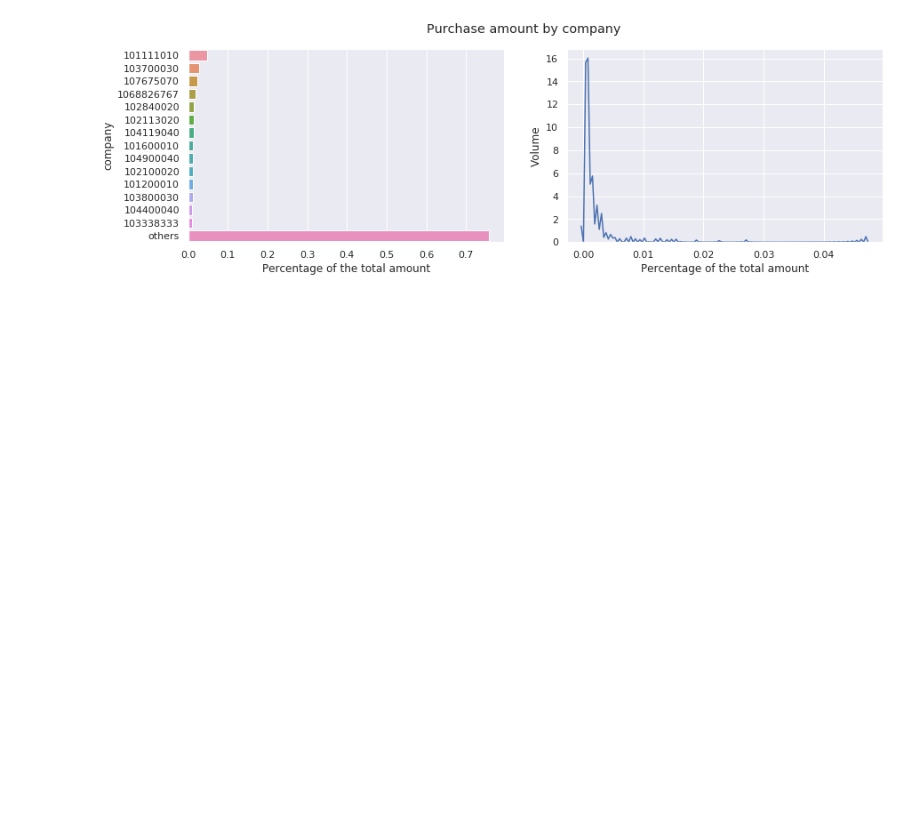
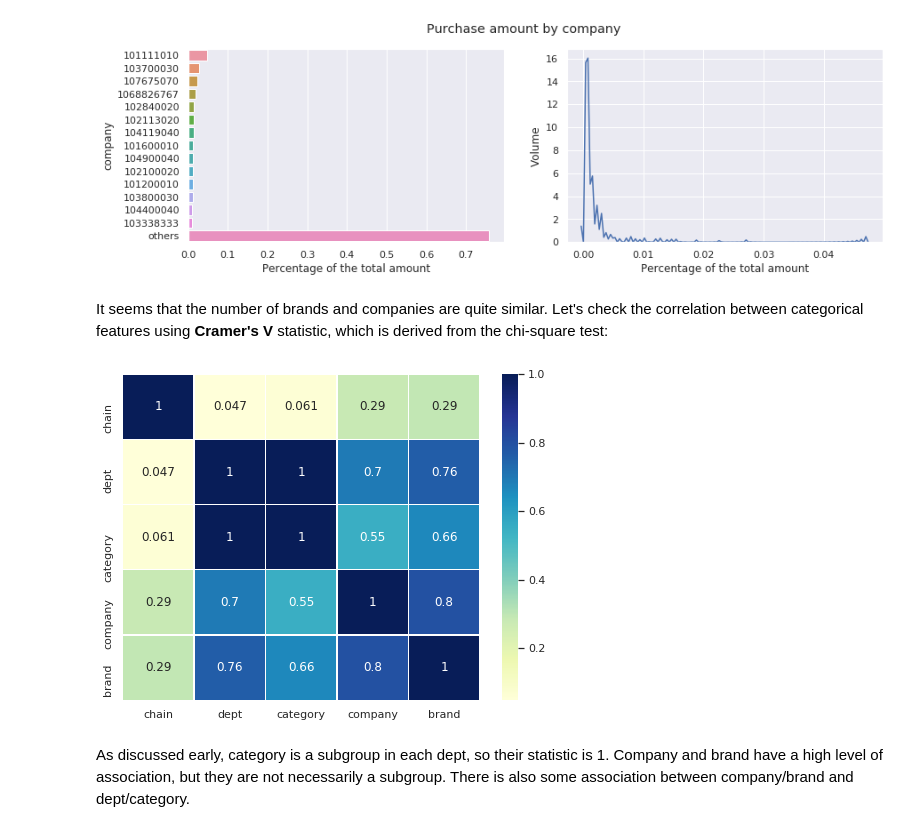
Before and after one commit to js-aguiar/customer_revenue_prediction, a Jupyter notebook: 01_exploratory_analysis.ipynb, the cells around one changed output. Drawn from its saved outputs; the diff is of its cells as text; code cells hidden in the pictures; blank space fills up the shorter version.

```diff
--- a/01_exploratory_analysis.ipynb
+++ b/01_exploratory_analysis.ipynb
@@ -365,3 +377,36 @@ categorical_analysis("company", 0.01)
 # %% [output]
 Number of unique values: 19057
 [figure]
+# %% [markdown]
+It seems that the number of brands and companies are quite similar. Let's check the correlation between categorical features using **Cramer's V** statistic, which is derived from the chi-square test:
+# %%
+def cramers_v(x, y):
+    confusion_matrix = pd.crosstab(x,y)
+    chi2 = scipy.stats.chi2_contingency(confusion_matrix)[0]
+    n = confusion_matrix.sum().sum()
+    phi2 = chi2/n
+    r,k = confusion_matrix.shape
+    phi2corr = max(0, phi2-((k-1)*(r-1))/(n-1))
+    rcorr = r-((r-1)**2)/(n-1)
+    kcorr = k-((k-1)**2)/(n-1)
+    return np.sqrt(phi2corr/min((kcorr-1),(rcorr-1)))
+
+
+def categorical_corr(frame, columns):
+    values = np.zeros(shape=(5, 5))
+    for i, x in enumerate(cols):
+        for j, y in enumerate(cols):
+            values[i, j] = cramers_v(frame[columns[i]],
+                                     frame[columns[j]])
+    return pd.DataFrame(values, columns=columns, index=columns)
+
+
+cols = ["chain", "dept", "category", "company", "brand"]
+values = categorical_corr(df.sample(frac=0.02), cols)
+plt.figure(figsize=(8, 6))
+plt.title = "Cramer's V statistic"
+_ = sns.heatmap(values, annot=True, linewidths=.3, cmap="YlGnBu")
+# %% [output]
+[figure, added]
+# %% [markdown]
+As discussed early, category is a subgroup in each dept, so their statistic is 1. Company and brand have a high level of association, but they are not necessarily a subgroup. There is also some association between company/brand and dept/category.
```
Also changed, not shown: parts of 8 cells of this notebook.
